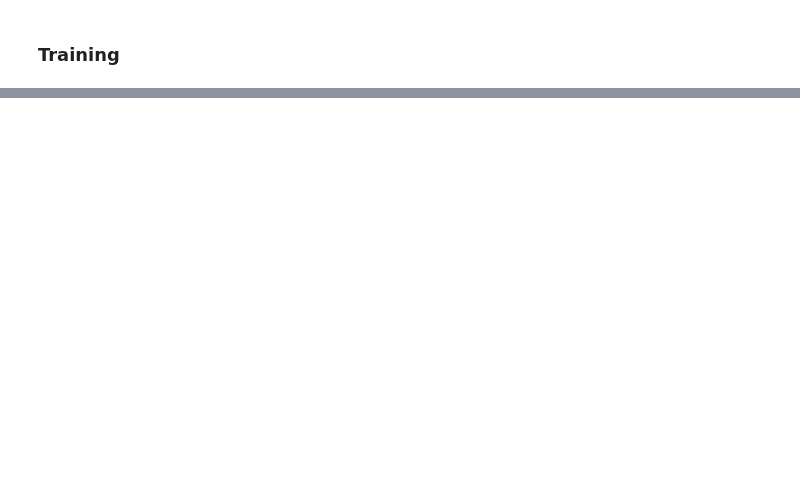
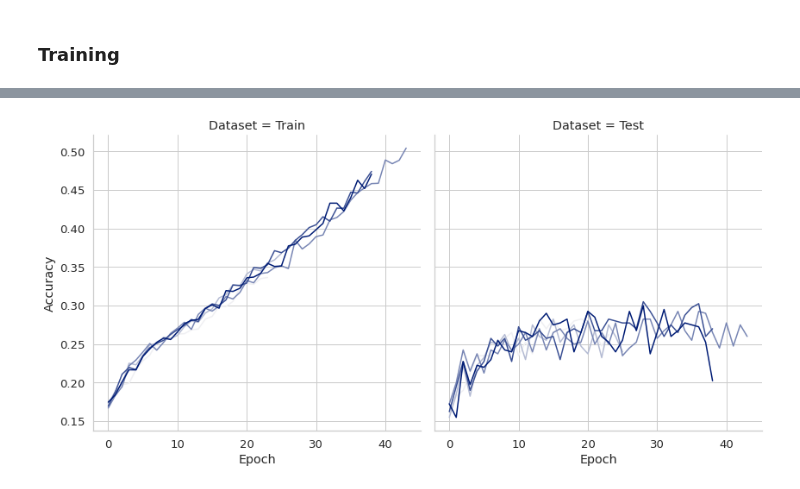
Before and after one commit to Chen-Yiyang/cs4243_project, a Jupyter notebook: 2_baseline_mlp.ipynb, the cells around one changed output, grey strips where cells are left out. Saved outputs shown, nothing was run; the diff lists cells and outputs as text; code cells hidden in the pictures; blank space fills up the shorter version.

Commit message:
Implement experiments for Baseline MLP

```diff
--- a/2_baseline_mlp.ipynb
+++ b/2_baseline_mlp.ipynb
@@ -47,18 +51,19 @@ A 3-layer MLP
 # %%
-class three_layer_net(nn.Module):
+class MLP(nn.Module):
+    def __init__(self, input_size, hidden_size, output_size, num_layers=5):
+        super(MLP, self).__init__()
+        assert num_layers >= 2
 
-    def __init__(self, input_size, hidden_size1, hidden_size2,  output_size):
-        super(three_layer_net , self).__init__()
-
-        self.layer1 = nn.Linear(input_size, hidden_size1)
-        self.layer2 = nn.Linear(hidden_size1, hidden_size2)
-        self.layer3 = nn.Linear(hidden_size2, output_size)
+        self.layers = nn.ModuleList(
+            [nn.Sequential(nn.Linear(input_size, hidden_size), nn.ReLU())]
+            + [
+                nn.Sequential(nn.Linear(hidden_size, hidden_size), nn.ReLU())
+                for i in range(2, num_layers)
+            ]
+            + [nn.Linear(hidden_size, output_size)]
+        )
 
     def forward(self, x):
-        y       = self.layer1(x)
-        y_hat   = torch.relu(y)
-        z       = self.layer2(y_hat)
-        z_hat   = torch.relu(z)
-        scores  = self.layer3(z_hat)
-
-        return scores
+        for layer in self.layers:
+            x = layer(x)
+        return x
@@ -78,6 +70,2 @@ There are 1792010 (1.79 million) parameters in this neural network
-# %%
-criterion = nn.CrossEntropyLoss()
-optimizer=torch.optim.SGD( net.parameters() , lr=0.05 )
-bs= 100
 # %% [markdown]
 ### Training
@@ -108,0 +72,3 @@ def eval_on_test_set():
+# %%
+net = MLP(12288, 768, 10)
+net
@@ -187,0 +130,4 @@ test error  =  78.33333313465118 percent
+# %%
+plot_experiments(df_unaug)
+# %% [output]
+[figure, added]
```
Also changed, not shown: parts of 11 cells of this notebook, 3 other files.
